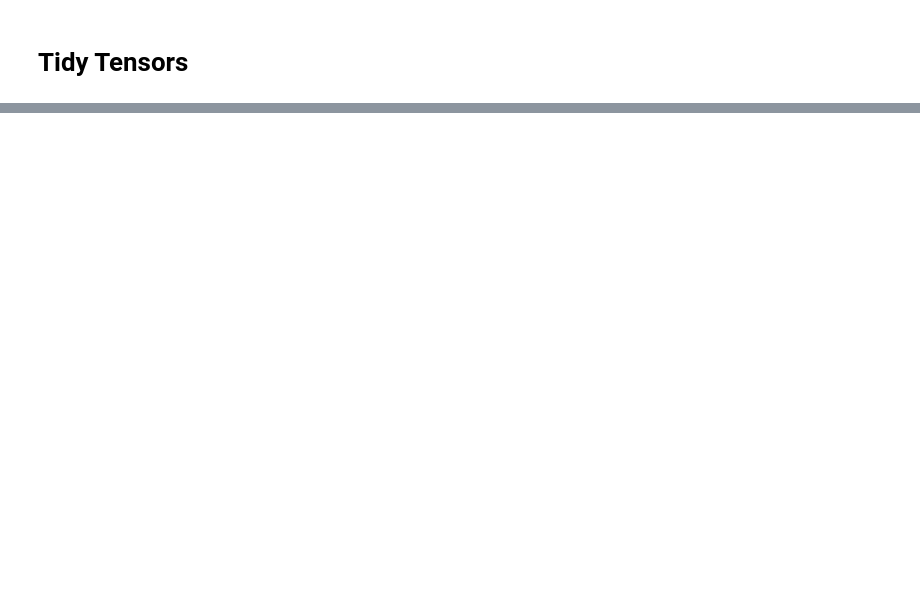
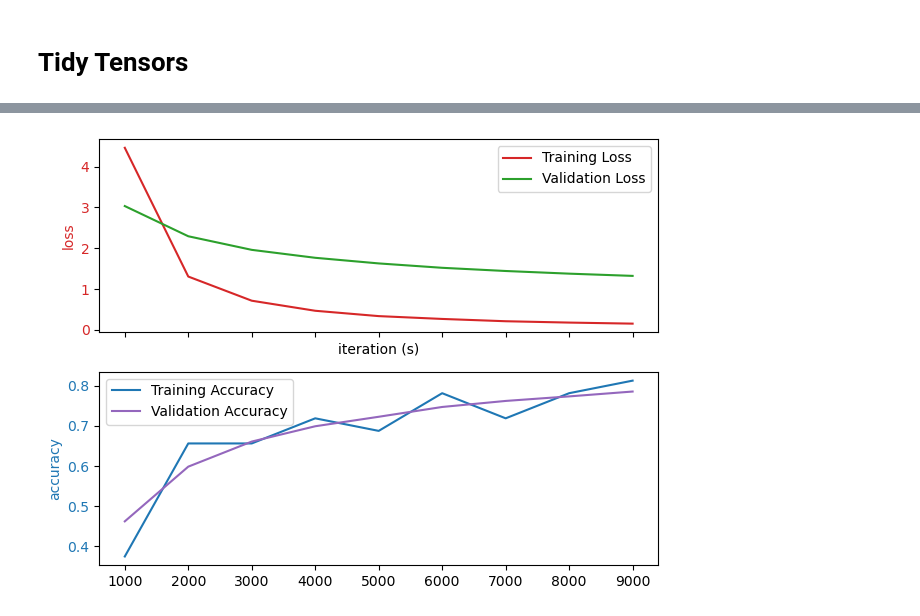
Before and after one commit to xl0/tidygrad, a Jupyter notebook: nbs/01_tensor.ipynb, the cells around one changed output, grey strips where cells are left out. Saved outputs shown, nothing was run; the diff lists cells and outputs as text; code cells hidden in the pictures; blank space fills up the shorter version.

```diff
--- a/nbs/01_tensor.ipynb
+++ b/nbs/01_tensor.ipynb
@@ -564,0 +533,24 @@ plt.plot(losses);
+# %%
+# | eval: false
+
+fig, (ax1, ax2) = plt.subplots(2, 1, sharex=True)
+
+color = 'tab:red'
+ax1.set_xlabel('iteration (s)')
+ax1.set_ylabel('loss', color=color)
+ax1.plot(metrics["iter"], metrics["loss"], color=color, label='Training Loss')
+ax1.plot(metrics["iter"], metrics["val_loss"], color='tab:green', label='Validation Loss')
+ax1.tick_params(axis='y', labelcolor=color)
+
+color = 'tab:blue'
+ax2.set_ylabel('accuracy', color=color)
+ax2.plot(metrics["iter"], metrics["acc"], color=color, label='Training Accuracy')
+ax2.plot(metrics["iter"], metrics["val_acc"], color='tab:purple', label='Validation Accuracy')
+ax2.tick_params(axis='y', labelcolor=color)
+
+fig.tight_layout()
+ax1.legend()
+ax2.legend()
+plt.show()
+# %% [output]
+[figure, added]
```
Also changed, not shown: parts of 11 cells of this notebook, 3 other files.
